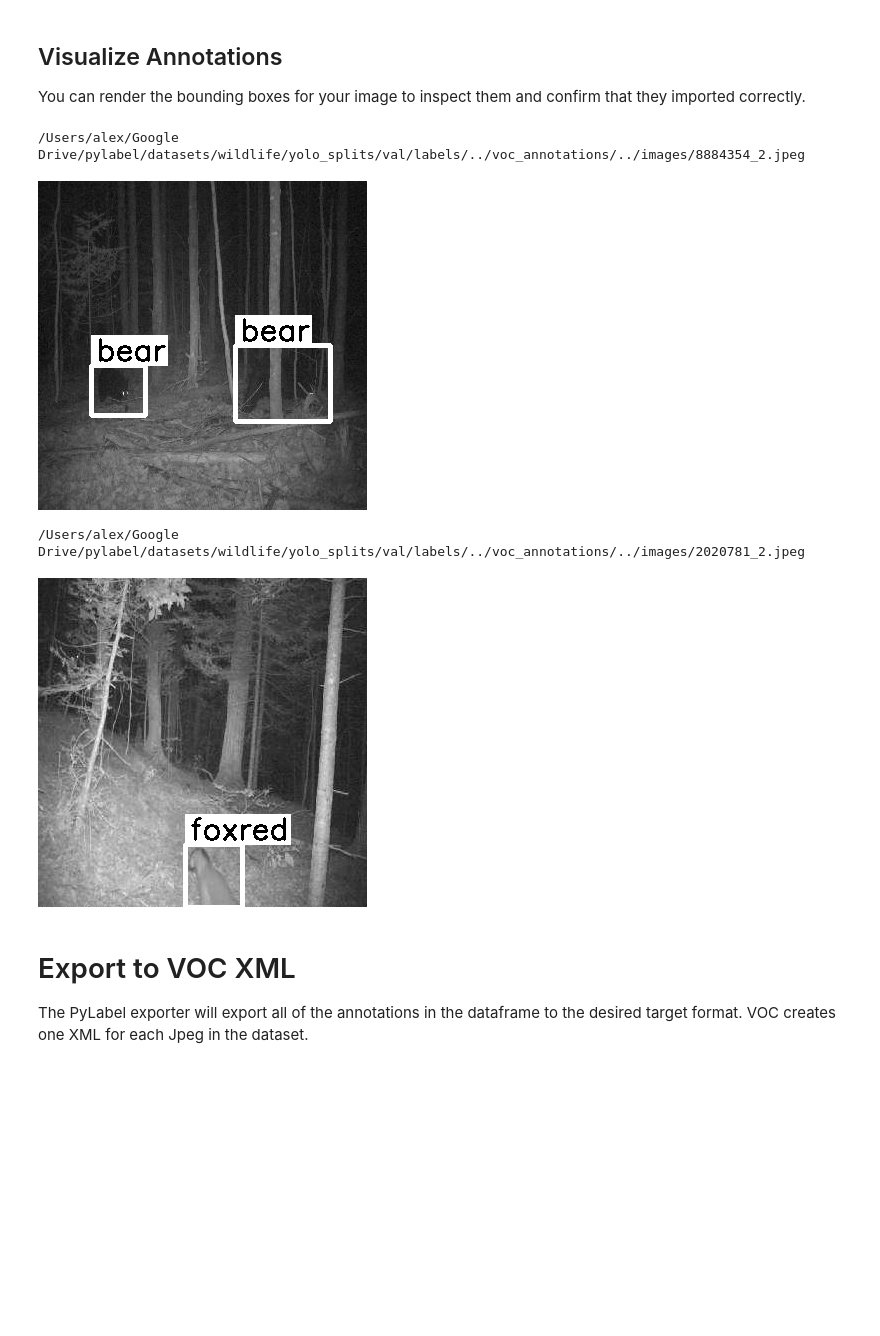
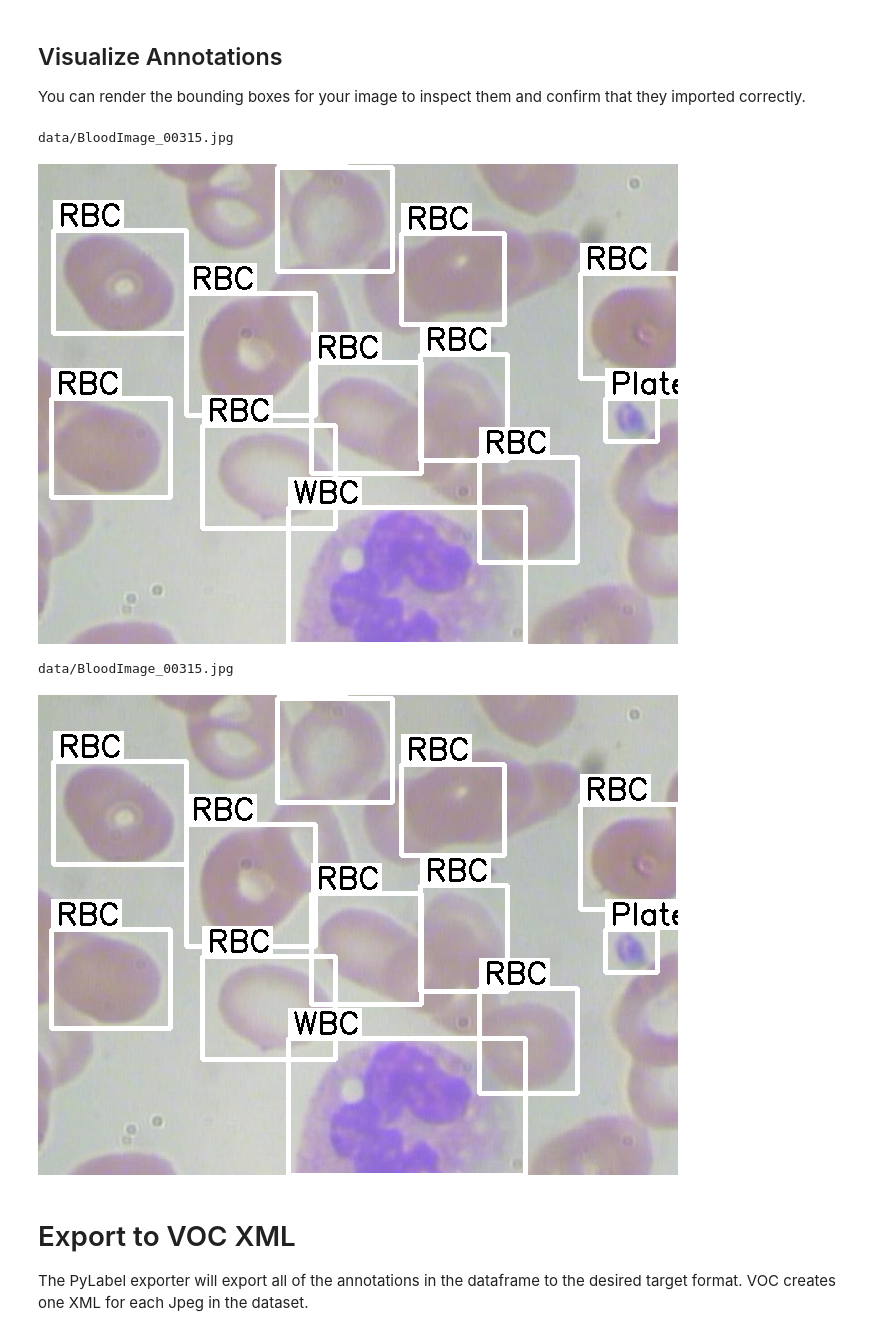
Before and after one commit to pylabel-project/pylabel, a Jupyter notebook: coco2voc.ipynb, the cells around one changed output. Drawn from its saved outputs; the diff is of its cells as text; code cells hidden in the pictures; blank space fills up the shorter version.

Commit message:
First pylabel package

```diff
--- a/coco2voc.ipynb
+++ b/coco2voc.ipynb
@@ -28,0 +12,18 @@ dataset.df.head(5)
+# %%
+import os
+import zipfile
+
+#Download sample coco dataset
+os.makedirs("data", exist_ok=True)
+!wget "https://github.com/pylabelalpha/notebook/blob/main/BCCD_coco.zip?raw=true" -O data/BCCD_coco.zip
+with zipfile.ZipFile("data/BCCD_coco.zip", 'r') as zip_ref:
+   zip_ref.extractall("data")
+
+#Specify path to the coco.json file
+path_to_annotations = "data/BCCD_Dataset.json"
+#Specify the path to the images (if they are in a different folder than the annotations)
+path_to_images = ""
+
+#Import the dataset into the pylable schema
+dataset = importer.ImportCoco(path_to_annotations, path_to_images=path_to_images, name="BCCD_coco")
+dataset.df.head(5)
@@ -58,12 +78,12 @@ You can render the bounding boxes for your image to inspect them and confirm tha
 # %%
 from IPython.display import Image, display
 display(dataset.visualize.ShowBoundingBoxes(dataset, 0))
-display(dataset.visualize.ShowBoundingBoxes(dataset, "2020781_2.jpeg"))
+display(dataset.visualize.ShowBoundingBoxes(dataset, "BloodImage_00315.jpg"))
 # %% [output]
-/Users/alex/Google Drive/pylabel/datasets/wildlife/yolo_splits/val/labels/../voc_annotations/../images/8884354_2.jpeg
+data/BloodImage_00315.jpg
-[figure, old version]
+[figure, new version]
-/Users/alex/Google Drive/pylabel/datasets/wildlife/yolo_splits/val/labels/../voc_annotations/../images/2020781_2.jpeg
+data/BloodImage_00315.jpg
-[figure, old version]
+[figure, new version]
 # %% [markdown]
 # Export to VOC XML
 The PyLabel exporter will export all of the annotations in the dataframe to the desired target format.
```
Also changed, not shown: parts of 6 cells of this notebook, 3 other files.
